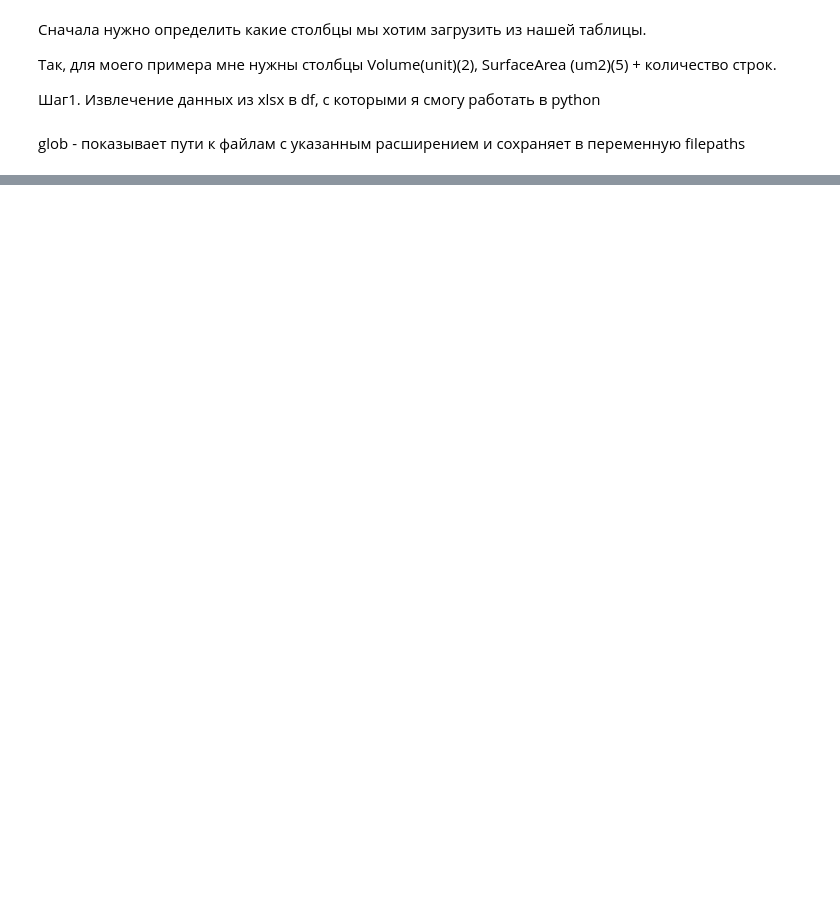
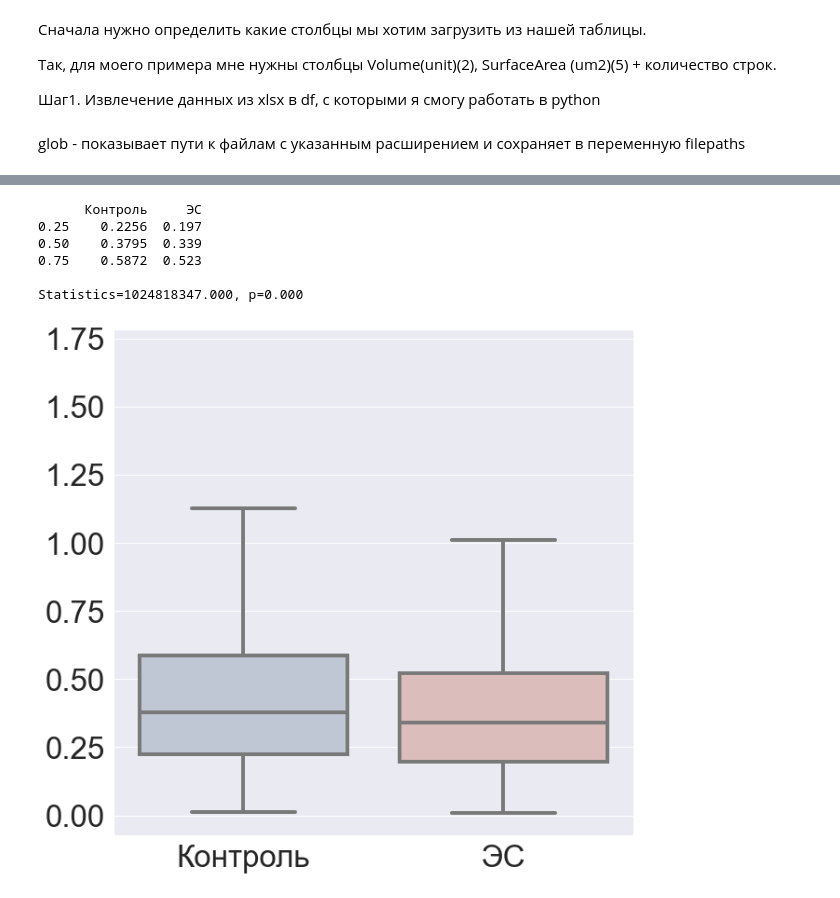
Before and after one commit to Nosa1323/Epilepsy_table_analysis, a Jupyter notebook: ICH_table_analysis.ipynb, the cells around one changed output, grey strips where cells are left out. Drawn from its saved outputs; the diff is of its cells as text; code cells hidden in the pictures; blank space fills up the shorter version.

```diff
--- a/ICH_table_analysis.ipynb
+++ b/ICH_table_analysis.ipynb
@@ -81,0 +163,48 @@ N1_stack1.describe()
+# %%
+vol_glt_ctrl = pd.concat([N1_gs_glt_ctrl.iloc[:,::2],N2_gs_glt_ctrl.iloc[:,::2], N3_gs_glt_ctrl.iloc[:,::2], N4_gs_glt_ctrl.iloc[:,::2], N5_gs_glt_ctrl.iloc[:,::2]], axis=1, ignore_index=True)
+vol_glt_SE = pd.concat([N1_gs_glt_SE.iloc[:,::2],N2_gs_glt_SE.iloc[:,::2], N3_gs_glt_SE.iloc[:,::2], N4_gs_glt_SE.iloc[:,::2], N5_gs_glt_SE.iloc[:,::2], N6_gs_glt_SE.iloc[:,::2]], axis=1, ignore_index=True)
+
+
+def one_col_stack (dataset):
+    df = pd.DataFrame()
+    for i in range(dataset.shape[1]):
+        df = pd.concat([df, pd.Series(dataset.iloc[:,i].values)],axis=0)
+    return(df)
+
+vol_glt_ctrl= one_col_stack (vol_glt_ctrl)
+vol_glt_SE = one_col_stack (vol_glt_SE)
+
+vol_glt_ctrl.reset_index(inplace=True, drop=True)
+vol_glt_SE.reset_index(inplace=True, drop=True)
+
+
+all_vol_glt = pd.DataFrame()
+
+all_vol_glt = vol_glt_ctrl.copy()
+all_vol_glt = all_vol_glt.join(vol_glt_SE, how='outer',lsuffix = '_CTRL', rsuffix= '_SE')
+all_vol_glt.rename(columns = {'0_CTRL' : 'Контроль', '0_SE' : 'ЭС'}, inplace = True)
+
+all_vol_glt.loc[all_vol_glt['Контроль'].isnull()] = 0
+all_vol_glt.loc[all_vol_glt['ЭС'].isnull()] = 0
+all_vol_glt.sort_values(by=['Контроль', 'ЭС'], ascending=True, inplace=True)
+all_vol_glt.drop(all_vol_glt[all_vol_glt['Контроль'] == 0].index, inplace=True)
+all_vol_glt.drop(all_vol_glt[all_vol_glt['Контроль']> 1.7].index, inplace=True)#удалим выбросы
+all_vol_glt.drop(all_vol_glt[all_vol_glt['ЭС']> 1.7].index, inplace=True)#удалим выбросы
+all_vol_glt = all_vol_glt.reset_index(drop=True)
+# %%
+procentile_vol_clusters = all_vol_glt.quantile([0.25, 0.50 , 0.75])
+print(procentile_vol_clusters)
+stat_vol_glt, p_vol_glt = mannwhitneyu(all_vol_glt.iloc[:, 0], all_vol_glt.iloc[:, 1])
+print()
+print('Statistics=%.3f, p=%.3f' % (stat_vol_glt, p_vol_glt))
+# %% [output]
+      Контроль     ЭС
+0.25    0.2256  0.197
+0.50    0.3795  0.339
+0.75    0.5872  0.523
+
+Statistics=1024818347.000, p=0.000
+# %%
+boxplot_graph(all_vol_glt , dots = False)
+# %% [output]
+[figure, added]
```
Also changed, not shown: parts of 47 cells of this notebook, 2 other files.
